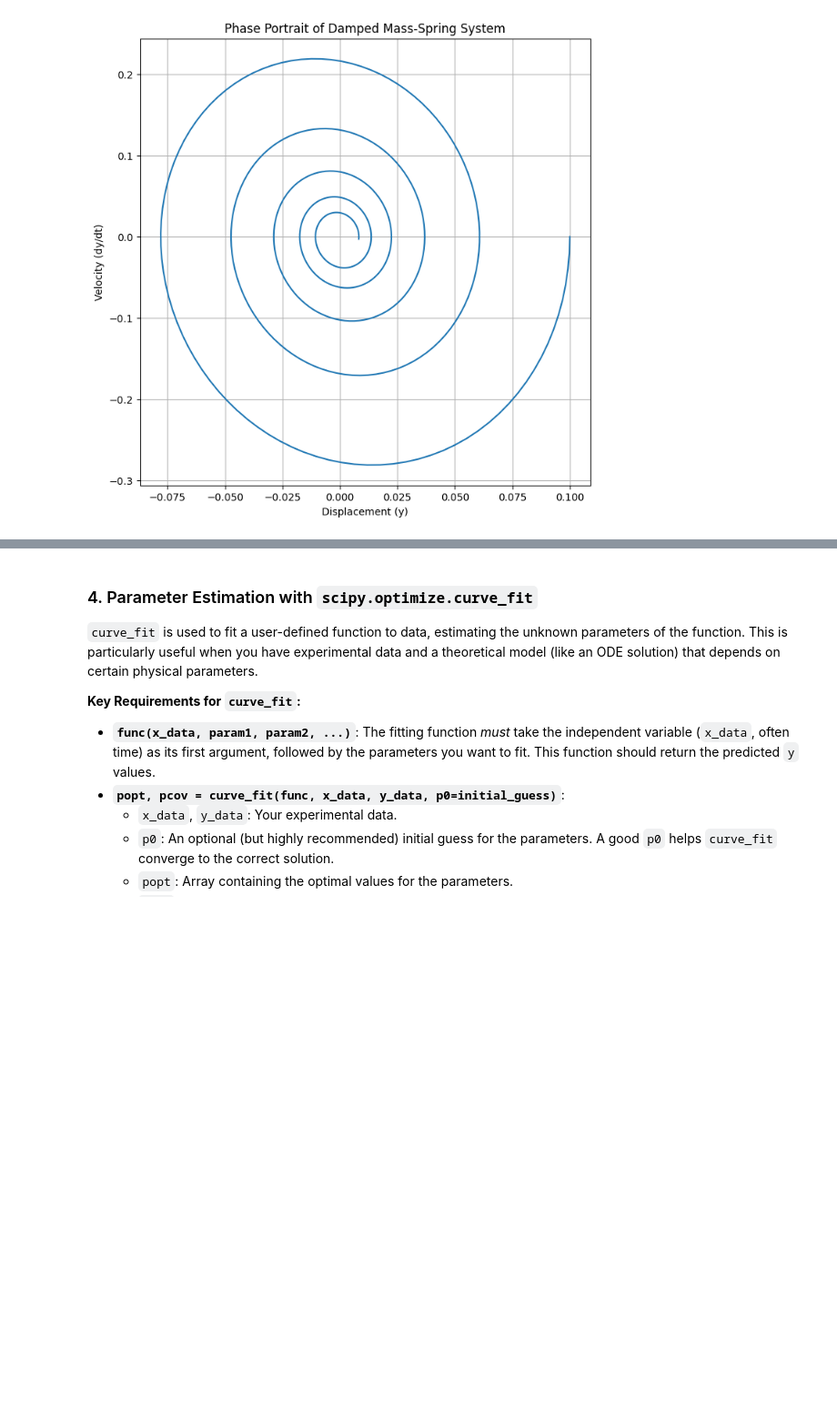
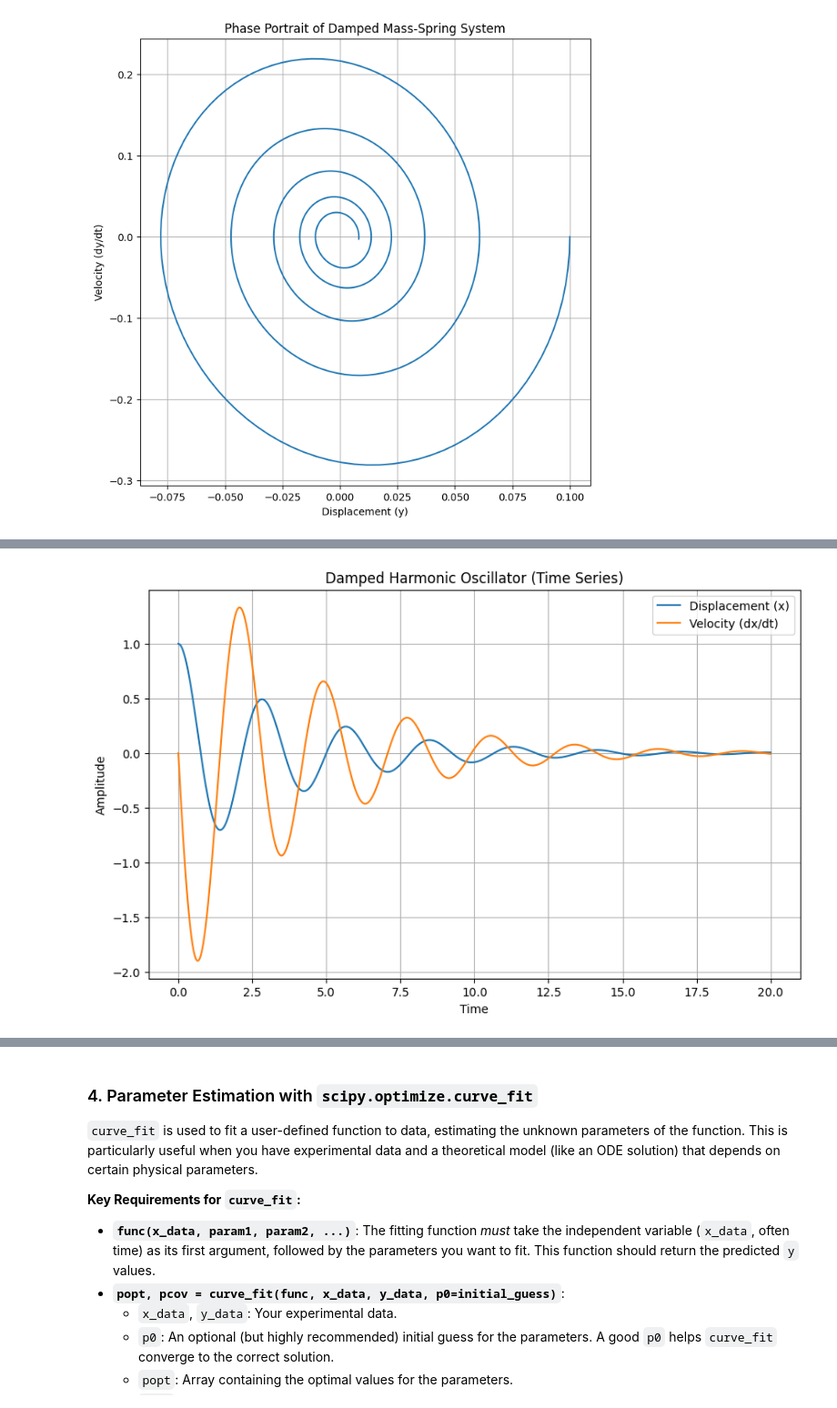
Before and after one commit to PX2145-2025/week-8-b-Zach-Bryant-2, a Jupyter notebook: ODEs.ipynb, the cells around one changed output, grey strips where cells are left out. Shown at 91% size. Cells and saved outputs as stored; diff of their text form; code cells hidden in the pictures; blank space fills up the shorter version.

```diff
--- a/ODEs.ipynb
+++ b/ODEs.ipynb
@@ -578,0 +747,40 @@ plt.show()
+# %%
+# 1. Define the derivative function for the damped harmonic oscillator
+def damped_oscillator_func(state, t, m, b, k):
+    x, v = state  # state[0] is displacement (x), state[1] is velocity (v)
+    dxdt = v
+    dvdt = -(k/m) * x - (b/m) * v
+    return [dxdt, dvdt]
+
+# 2. Set parameters
+m_osc = 1.0
+k_osc = 5.0
+b_osc = 0.5
+
+# 3. Set initial conditions
+x0_osc = 1.0  # Initial displacement
+v0_osc = 0.0  # Initial velocity
+initial_state_osc = [x0_osc, v0_osc]
+
+# 4. Define time array
+t_osc = np.linspace(0, 20, 500)
+
+# 5. Solve the ODE system using odeint
+solution_osc = odeint(damped_oscillator_func, initial_state_osc, t_osc, args=(m_osc, b_osc, k_osc))
+
+# Extract displacement and velocity from the solution
+displacement_osc = solution_osc[:, 0]
+velocity_osc = solution_osc[:, 1]
+
+# 6. Plot displacement and velocity as functions of time
+plt.figure(figsize=(10, 6))
+plt.plot(t_osc, displacement_osc, label='Displacement (x)')
+plt.plot(t_osc, velocity_osc, label='Velocity (dx/dt)')
+plt.xlabel('Time')
+plt.ylabel('Amplitude')
+plt.title('Damped Harmonic Oscillator (Time Series)')
+plt.legend()
+plt.grid(True)
+plt.show()
+# %% [output]
+[figure, added]
```
Also changed, not shown: parts of 17 cells of this notebook.
